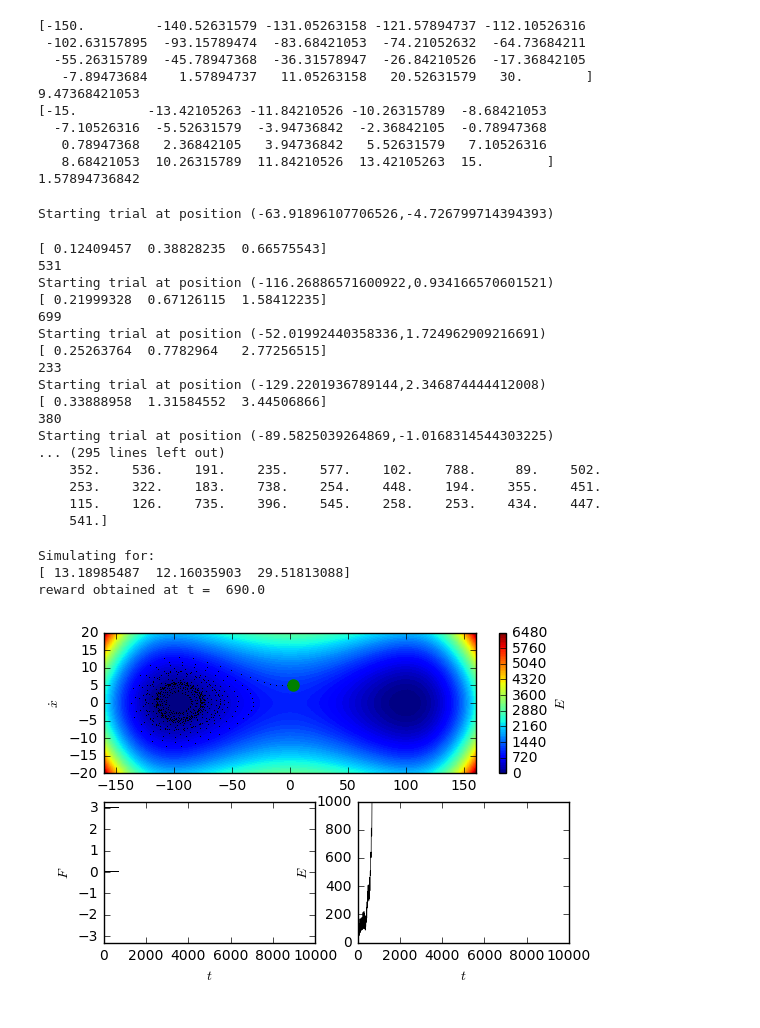
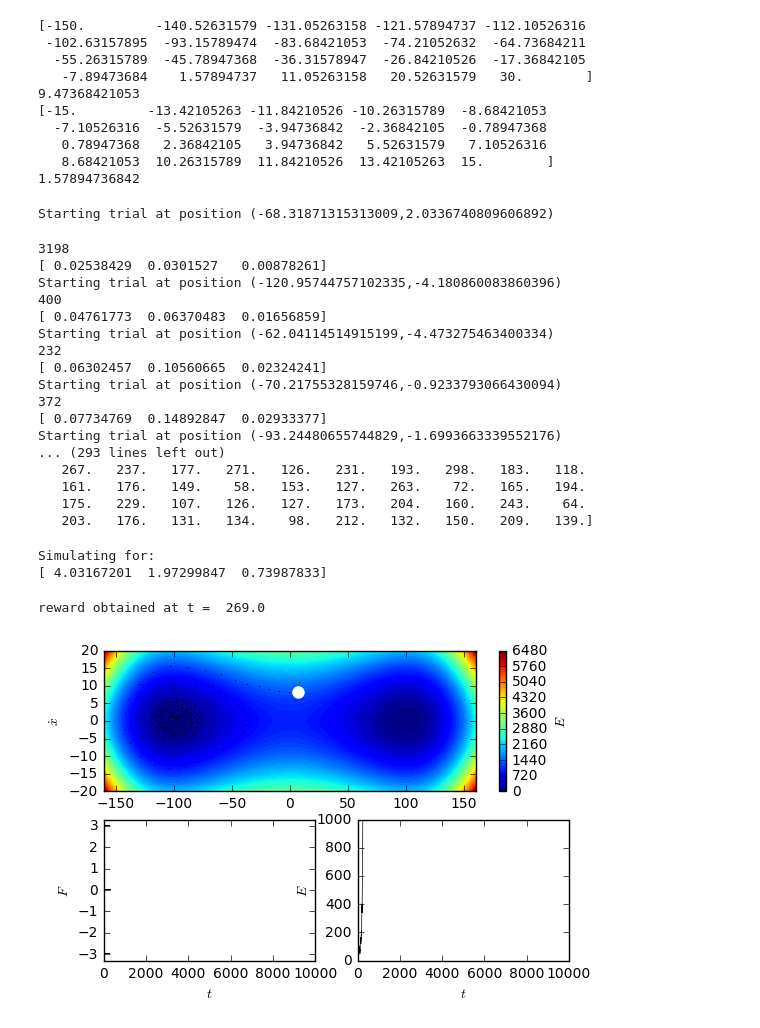
Before and after one commit to DunaiFuentes/unsupNN, a Jupyter notebook: Project2/RL_vidit.ipynb, the cells around one changed output. Saved outputs shown, nothing was run; the diff lists cells and outputs as text; code cells hidden in the pictures.

```diff
--- a/Project2/RL_vidit.ipynb
+++ b/Project2/RL_vidit.ipynb
@@ -9,11 +10,11 @@ import NeuralAgent_v1 as NA1
 %matplotlib inline
 # %%
 n_neurons = 20 # Actually a n_neuros x n_neurons grid
-tau = 0.008 #Exploration temperature parameter
-eta = 0.09 #Learning rate
+tau = 0.0001#Exploration temperature parameter
+eta = 0.002 #Learning rate
 gamma = 0.95 #Reward factor
-lambda_eligibility = 0.8 #elegibility decay
-a = NA1.NeuralAgent(n_neurons,tau,eta,gamma,lambda_eligibility)
+lambda_eligibility = 0.95 #elegibility decay
+a = NA3.NeuralAgent(n_neurons,tau,eta,gamma,lambda_eligibility)
 # %% [output]
 [-150.         -140.52631579 -131.05263158 -121.57894737 -112.10526316
  -102.63157895  -93.15789474  -83.68421053  -74.21052632  -64.73684211
@@ -28,36 +29,36 @@ a = NA1.NeuralAgent(n_neurons,tau,eta,gamma,lambda_eligibility)
 # %%
 N_trials = 100
 N_runs=1
-max_steps = 10000 #Save stop if not working well
-latencies = a.run(N_trials,N_runs,max_steps)
+max_steps = 4000 #Save stop if not working well
+latencies,vec_field = a.run(N_trials,N_runs,max_steps)
 print(latencies)
 # %% [output]
-Starting trial at position (-63.91896107706526,-4.726799714394393)
+Starting trial at position (-68.31871315313009,2.0336740809606892)
-[ 0.12409457  0.38828235  0.66575543]
-531
-Starting trial at position (-116.26886571600922,0.934166570601521)
-[ 0.21999328  0.67126115  1.58412235]
-699
-Starting trial at position (-52.01992440358336,1.724962909216691)
-[ 0.25263764  0.7782964   2.77256515]
-233
-Starting trial at position (-129.2201936789144,2.346874444412008)
-[ 0.33888958  1.31584552  3.44506866]
-380
-Starting trial at position (-89.5825039264869,-1.0168314544303225)
-... (295 lines left out)
-    352.    536.    191.    235.    577.    102.    788.     89.    502.
-    253.    322.    183.    738.    254.    448.    194.    355.    451.
-    115.    126.    735.    396.    545.    258.    253.    434.    447.
-    541.]
+3198
+[ 0.02538429  0.0301527   0.00878261]
+Starting trial at position (-120.95744757102335,-4.180860083860396)
+400
+[ 0.04761773  0.06370483  0.01656859]
+Starting trial at position (-62.04114514915199,-4.473275463400334)
+232
+[ 0.06302457  0.10560665  0.02324241]
+Starting trial at position (-70.21755328159746,-0.9233793066430094)
+372
+[ 0.07734769  0.14892847  0.02933377]
+Starting trial at position (-93.24480655744829,-1.6993663339552176)
+... (293 lines left out)
+   267.   237.   177.   271.   126.   231.   193.   298.   183.   118.
+   161.   176.   149.    58.   153.   127.   263.    72.   165.   194.
+   175.   229.   107.   126.   127.   173.   204.   160.   243.    64.
+   203.   176.   131.   134.    98.   212.   132.   150.   209.   139.]
 # %%
-a.visualize_trial(max_steps)
+a.visualize_trial(max_steps,tau)
 plb.show()
 # %% [output]
 Simulating for:
-[ 13.18985487  12.16035903  29.51813088]
-reward obtained at t =  690.0
+[ 4.03167201  1.97299847  0.73987833]
+reward obtained at t =  269.0
-[figure, old version]
+[figure, new version]
 # %%
 plb.plot(latencies)
 # %% [output]
```
Also changed, not shown: parts of 7 cells of this notebook, 2 other files.
